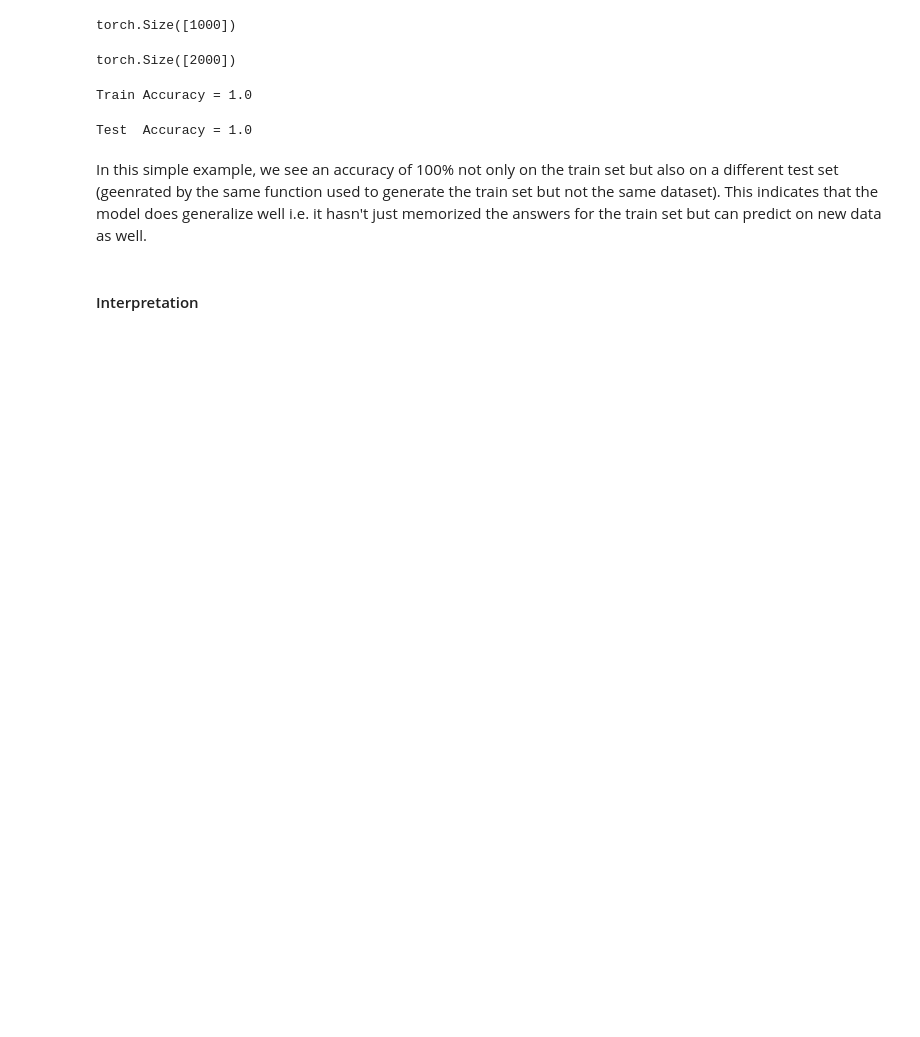
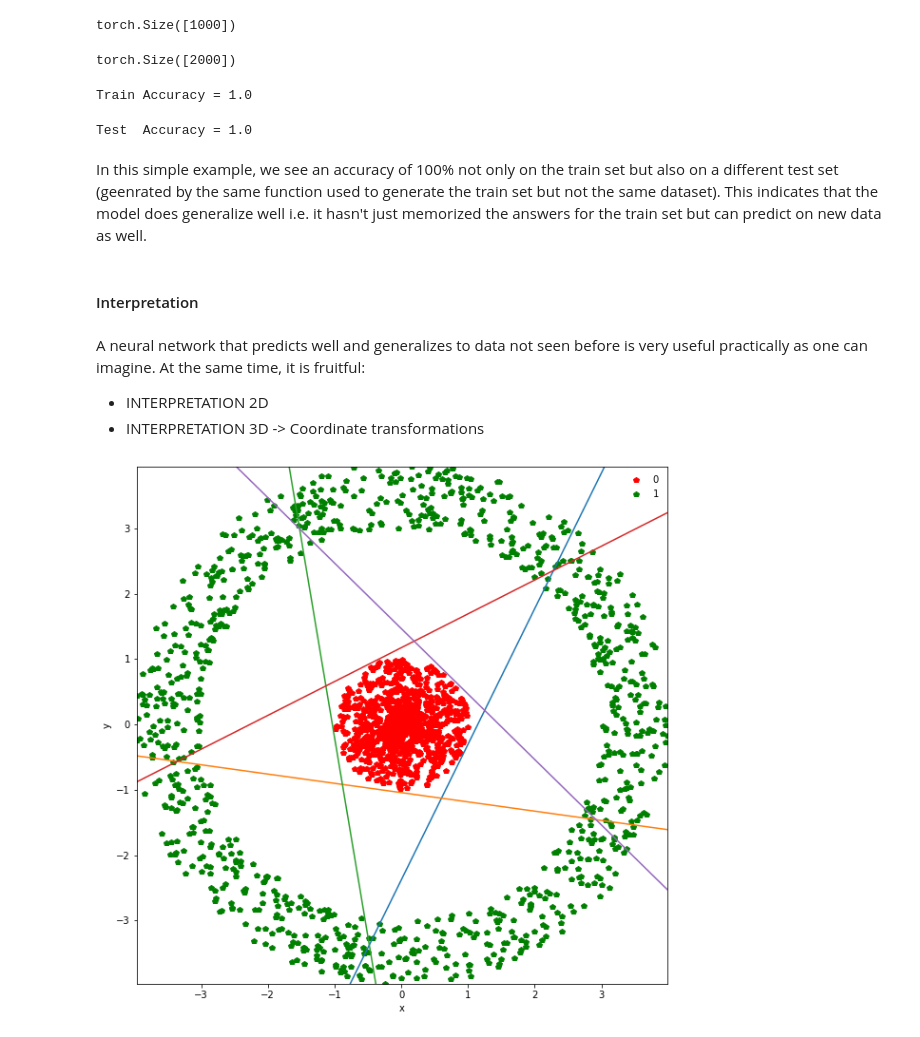
Before and after one commit to TreeinRandomForest/kubeflow_usecases, a Jupyter notebook: Ch2/Chapter 2 Supervised Learning on a Synthetic Dataset.ipynb, the cells around one changed output. Saved outputs shown, nothing was run; the diff lists cells and outputs as text; code cells hidden in the pictures; blank space fills up the shorter version.

Commit message:
added interpetation plots

```diff
--- a/Ch2/Chapter 2 Supervised Learning on a Synthetic Dataset.ipynb
+++ b/Ch2/Chapter 2 Supervised Learning on a Synthetic Dataset.ipynb
@@ -452,3 +453,8 @@ Test  Accuracy = 1.0
 In this simple example, we see an accuracy of 100\% not only on the train set but also on a different test set (geenrated by the same function used to generate the train set but not the same dataset). This indicates that the model does generalize well i.e. it hasn't just memorized the answers for the train set but can predict on new data as well.
 # %% [markdown]
 #### Interpretation
+# %% [markdown]
+A neural network that predicts well and generalizes to data not seen before is very useful practically as one can imagine. At the same time, it is fruitful:
+
+* INTERPRETATION 2D
+* INTERPRETATION 3D -> Coordinate transformations
@@ -454,0 +515,4 @@ In this simple example, we see an accuracy of 100\% not only on the train set bu
+# %%
+plot_2d_interpretation(features, target, net)
+# %% [output]
+[figure, added]
```
Also changed, not shown: parts of 3 cells of this notebook.
